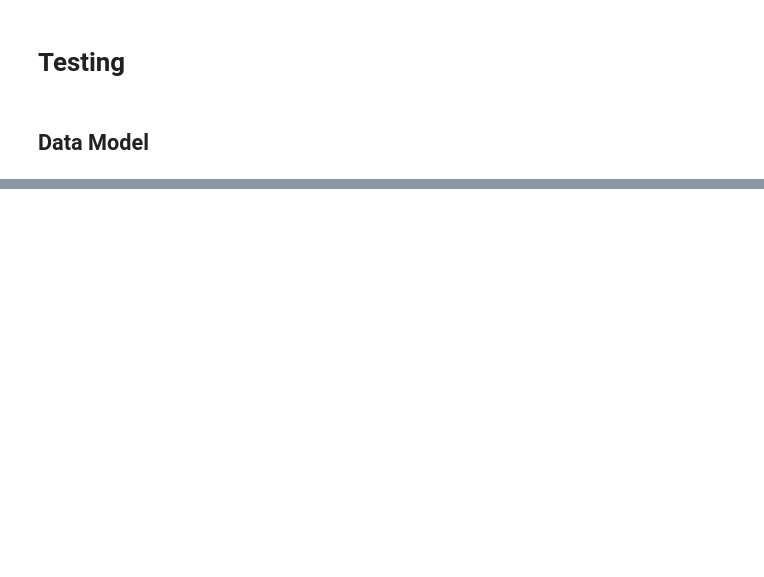
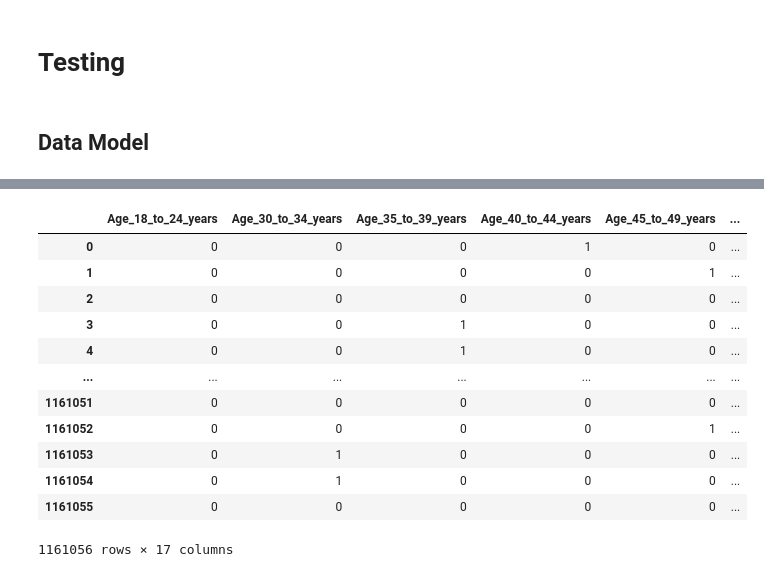
Before and after one commit to samuelroiz/Predict_Education, a Jupyter notebook: juypter_notebook/census_data_model.ipynb, the cells around one changed output, grey strips where cells are left out. Saved outputs shown, nothing was run; the diff lists cells and outputs as text; code cells hidden in the pictures; blank space fills up the shorter version.

```diff
--- a/juypter_notebook/census_data_model.ipynb
+++ b/juypter_notebook/census_data_model.ipynb
@@ -52,0 +140,29 @@ Name: Sex, dtype: int64
+# %%
+os_data_X.rename(columns = {'Age_18 to 24 years':'Age_18_to_24_years', 'Age_30 to 34 years':'Age_30_to_34_years',
+                            'Age_35 to 39 years':'Age_35_to_39_years', 'Age_40 to 44 years':'Age_40_to_44_years',
+                            'Age_45 to 49 years':'Age_45_to_49_years', 'Age_50 to 54 years':'Age_50_to_54_years',
+                            'Age_55 to 59 years':'Age_55_to_59_years', 'Age_60 to 64 years':'Age_60_to_64_years',
+                            'Age_65 to 69 years':'Age_65_to_69_years', 'Age_70 to 74 years':'Age_70_to_74_years',
+                            'Age_75 years and over':'Age_75_years_and_over'}, inplace = True)
+os_data_X = os_data_X.assign(DoctorProb=lambda x: x.Age_18_to_24_years * -0.888799 + x.Age_30_to_34_years * 0.095082 + x.Age_35_to_39_years * 0.259210 + x.Age_40_to_44_years * 0.287873 + x.Age_45_to_49_years * 0.409522 +
+x.Age_50_to_54_years * 0.326011 + x.Age_55_to_59_years * 0.162633 + x.Age_60_to_64_years * 0.134293 +
+x.Age_65_to_69_years * 0.306962 + x.Age_70_to_74_years * 0.394298 + x.Age_75_years_and_over * 0.367415 +
+x.Race_Black * 0.007620 + x.Race_Hispanic * 0.004488 + x.Race_White * -0.111330 + x.Sex_Female * 0.005542)
+os_data_X = os_data_X.assign(Education=os_data_y['Education'])
+
+
+os_data_X
+# %% [output]
+|  | Age_18_to_24_years | Age_30_to_34_years | Age_35_to_39_years | Age_40_to_44_years | Age_45_to_49_years | ... |
+| 0 | 0 | 0 | 0 | 1 | 0 | ... |
+| 1 | 0 | 0 | 0 | 0 | 1 | ... |
+| 2 | 0 | 0 | 0 | 0 | 0 | ... |
+| 3 | 0 | 0 | 1 | 0 | 0 | ... |
+| 4 | 0 | 0 | 1 | 0 | 0 | ... |
+| ... | ... | ... | ... | ... | ... | ... |
+| 1161051 | 0 | 0 | 0 | 0 | 0 | ... |
+| 1161052 | 0 | 0 | 0 | 0 | 1 | ... |
+| 1161053 | 0 | 1 | 0 | 0 | 0 | ... |
+| 1161054 | 0 | 1 | 0 | 0 | 0 | ... |
+| 1161055 | 0 | 0 | 0 | 0 | 0 | ... |
+1161056 rows × 17 columns
```
Also changed, not shown: parts of 11 cells of this notebook, 4 other files.
